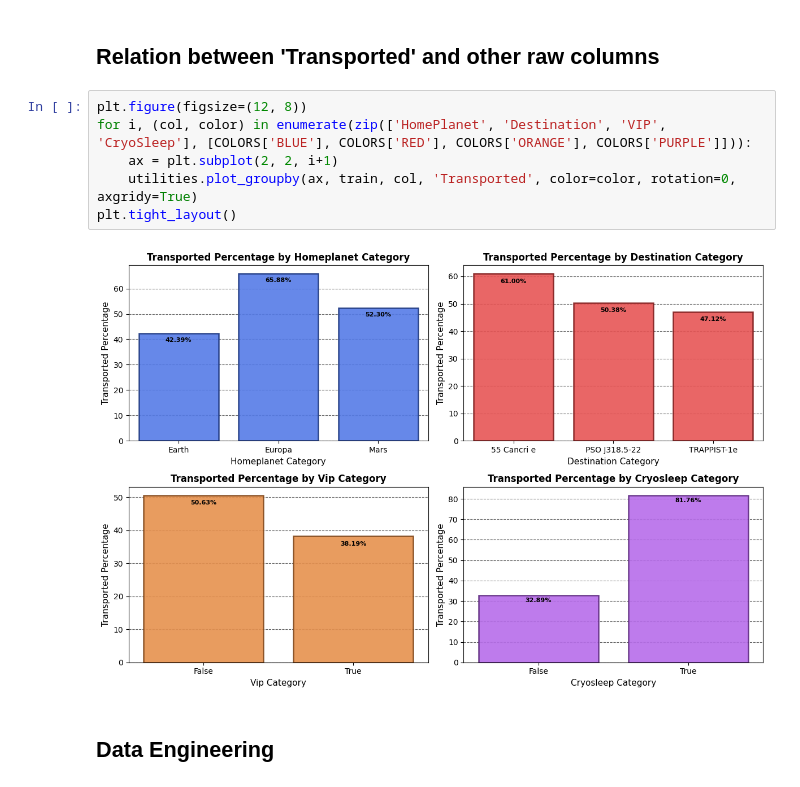
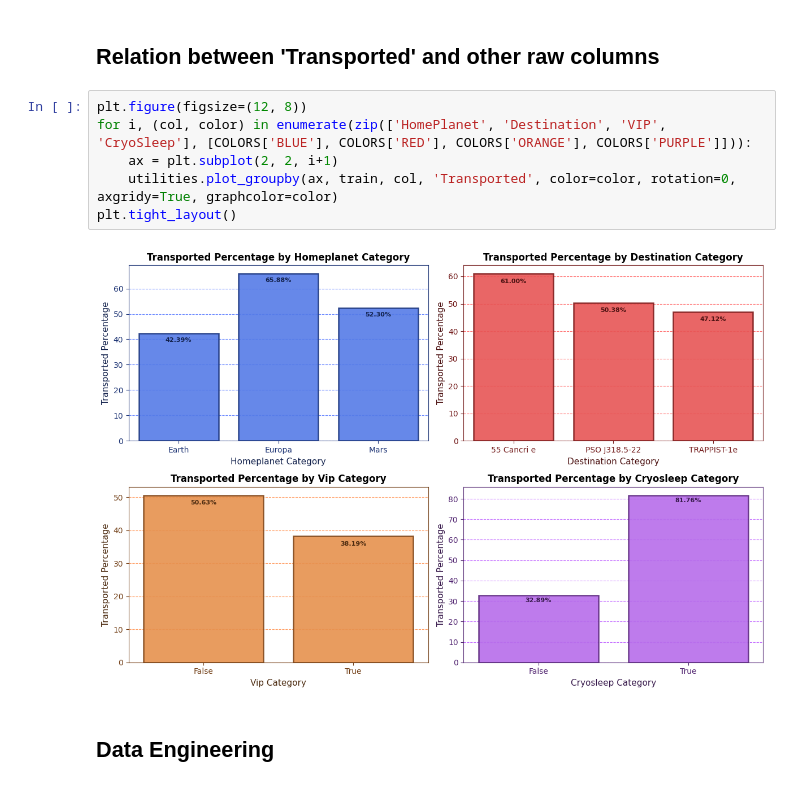
Before and after one commit to ydepledt/kaggle, a Jupyter notebook: spaceship-titanic/spaceship_titatic.ipynb, the cells around one changed output. Saved outputs shown, nothing was run; the diff lists cells and outputs as text.

```diff
--- a/spaceship-titanic/spaceship_titatic.ipynb
+++ b/spaceship-titanic/spaceship_titatic.ipynb
@@ -123,11 +125,11 @@ print(unique_homeplanet, unique_destination)
 # %%
 plt.figure(figsize=(12, 8))
 for i, (col, color) in enumerate(zip(['HomePlanet', 'Destination', 'VIP', 'CryoSleep'], [COLORS['BLUE'], COLORS['RED'], COLORS['ORANGE'], COLORS['PURPLE']])):
     ax = plt.subplot(2, 2, i+1)
-    utilities.plot_groupby(ax, train, col, 'Transported', color=color, rotation=0, axgridy=True)
+    utilities.plot_groupby(ax, train, col, 'Transported', color=color, rotation=0, axgridy=True, graphcolor=color)
 plt.tight_layout()
 # %% [output]
-[figure, old version]
+[figure, new version]
 # %% [markdown]
 ## Data Engineering
 # %%
```
Also changed, not shown: parts of 3 cells of this notebook, 2 other files.
